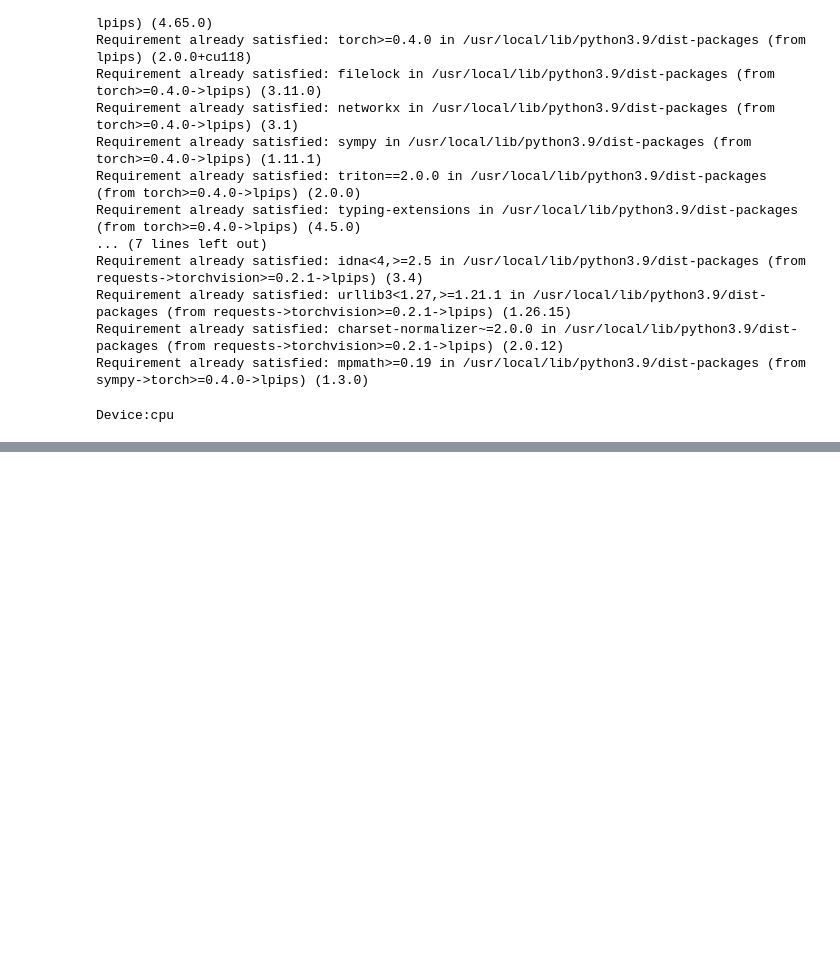
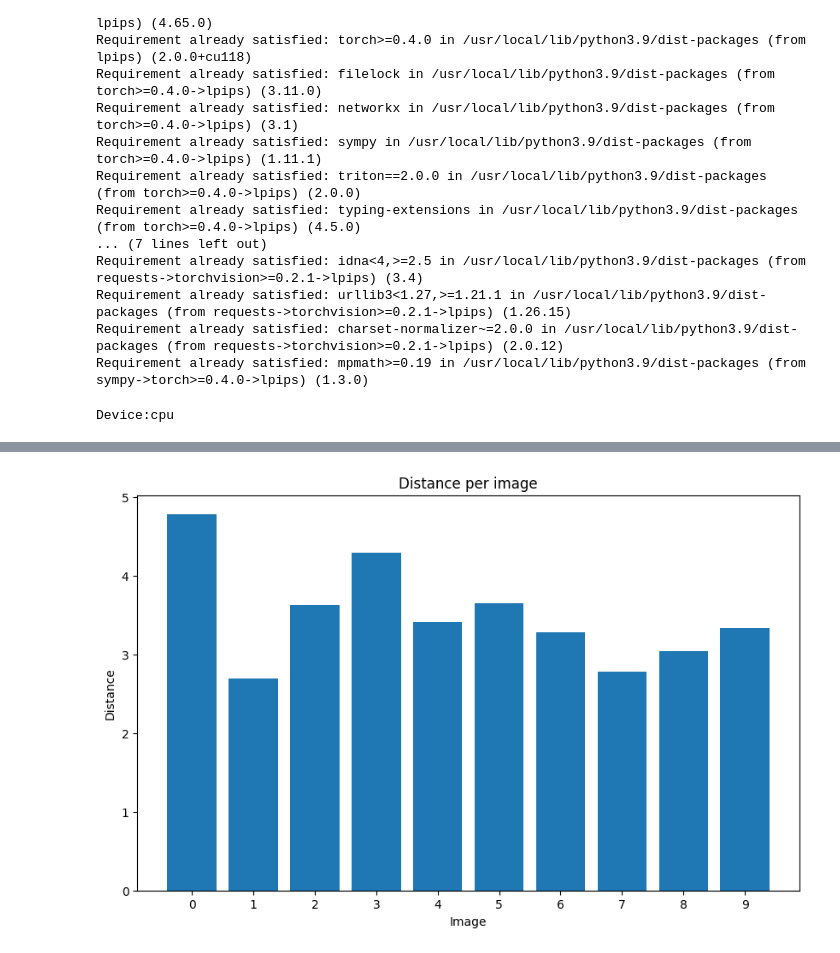
Before and after one commit to DimitrisMitroulis/NN-Projects, a Jupyter notebook: Autoencoders/Variational Autoencoders (VAEs)/cVAE_train-eval.ipynb, the cells around one changed output, grey strips where cells are left out. Saved outputs shown, nothing was run; the diff lists cells and outputs as text; code cells hidden in the pictures; blank space fills up the shorter version.

```diff
--- a/Autoencoders/Variational Autoencoders (VAEs)/cVAE_train-eval.ipynb
+++ b/Autoencoders/Variational Autoencoders (VAEs)/cVAE_train-eval.ipynb
@@ -582,0 +702,18 @@ torch.Size([20])
+# %%
+#calculate distances
+#distances = [[0] * len(mnist_mean) for _ in range(10)]
+distances = []
+
+for i in range(len(fake_images_means[:])):
+
+  diff = mnist_mean[i] - fake_images_means[i]
+  distance = torch.norm(diff, p=2)
+
+  distances.append(distance.item())
+
+  print('Number: %d, Distance: %.4f'
+  %(i,distance.item()))
+
+# Print the distance
+print("Mean distance: %.4f"%
+      (sum(distances)/len(distances)))
@@ -582,0 +732,15 @@ torch.Size([20])
+# %%
+fig, ax = plt.subplots(figsize=[10,6])
+
+ax.bar(range(len(distances)), distances)
+
+ax.set_xlabel('Image')
+ax.set_ylabel('Distance')
+ax.set_title('Distance per image')
+
+ax.set_xticks(range(len(distances)))
+ax.set_xticklabels(range(len(distances)))
+
+plt.show()
+# %% [output]
+[figure, added]
```
Also changed, not shown: parts of 18 cells of this notebook.
